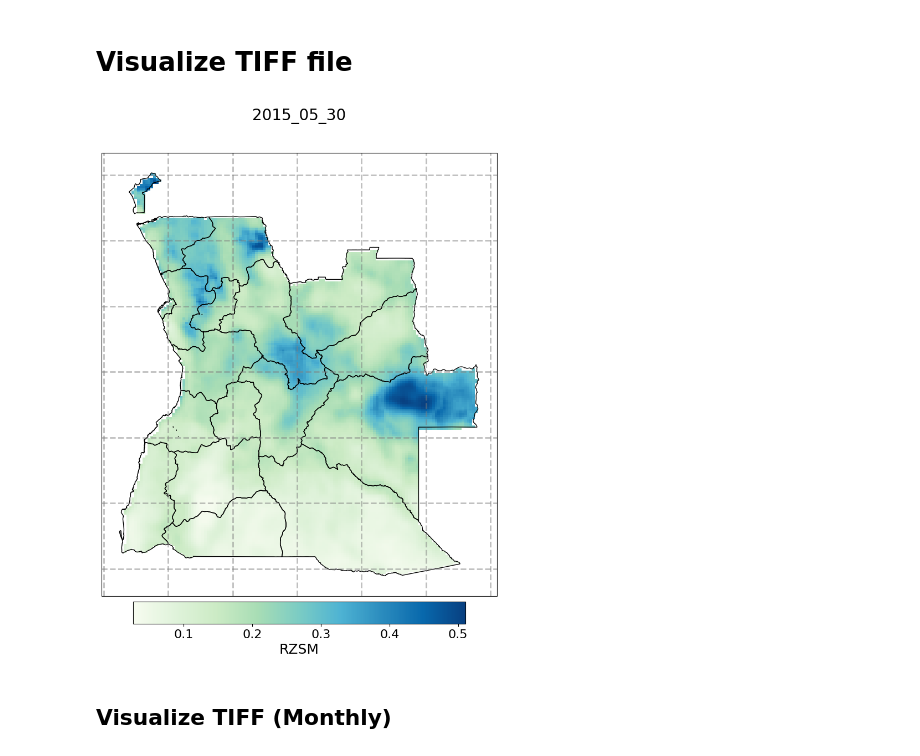
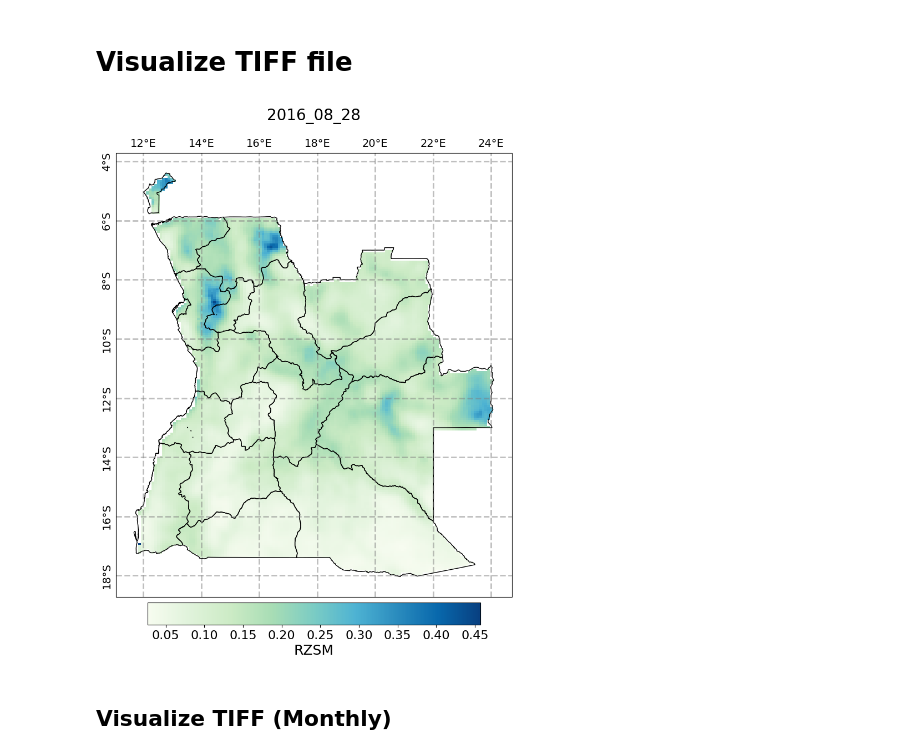
Before and after one commit to edrian-liao/angola-drought, a Jupyter notebook: notebooks/01_data_exploration.ipynb, the cells around one changed output. Cells and saved outputs as stored; diff of their text form; code cells hidden in the pictures.

```diff
--- a/notebooks/01_data_exploration.ipynb
+++ b/notebooks/01_data_exploration.ipynb
@@ -51,15 +54,13 @@ def viz_tiff(date):
         crs = src.crs
     fig = plt.figure(figsize=(10, 10))
     img_extent = (bounds.left, bounds.right, bounds.bottom, bounds.top)
-    ax = fig.add_axes([0.1, 0.1, 0.8, 0.8], projection=ccrs.epsg(3857))
+    ax = fig.add_axes([0.1, 0.1, 0.8, 0.8], projection=ccrs.PlateCarree())
 
     gl = ax.gridlines(crs=ccrs.PlateCarree(), draw_labels=True, linewidth=2, color='gray',
                     alpha=0.5, linestyle='--', ylabel_style={'size': 14, 'rotation': 'vertical'},
                     xlabel_style={'size': 14}) #TODO: insert line styles later
 
     gl.xlabels_bottom = False
-    gl.xlabels_top = False
-    gl.ylabels_left = False
     gl.ylabels_right = False
 
     plot = ax.imshow(sm, cmap='GnBu', extent=img_extent)
@@ -74,9 +75,9 @@ def viz_tiff(date):
 
     plt.savefig(f'../results/figures/{date}.png', dpi=300, bbox_inches='tight')
 # %%
-viz_tiff('2015_05_30')
+viz_tiff('2016_08_28')
 # %% [output]
-[figure, old version]
+[figure, new version]
 # %% [markdown]
 ## Visualize TIFF (Monthly)
 # %%
```
Also changed, not shown: parts of 3 cells of this notebook, 8 other files.
